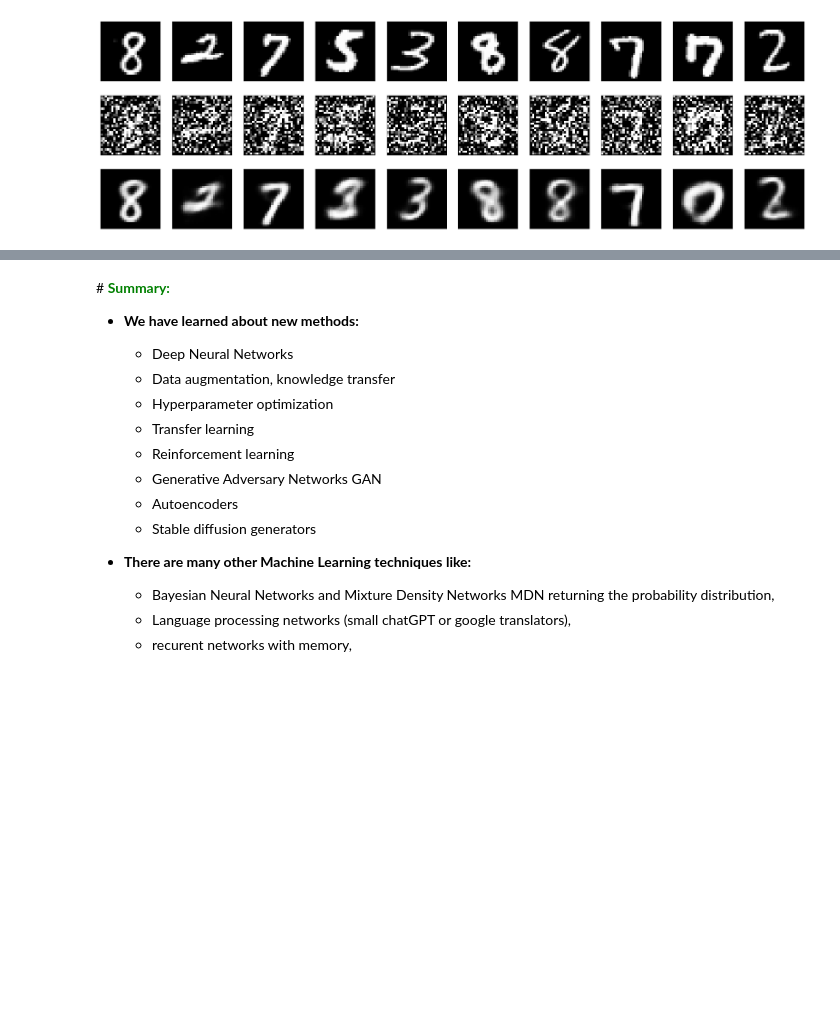
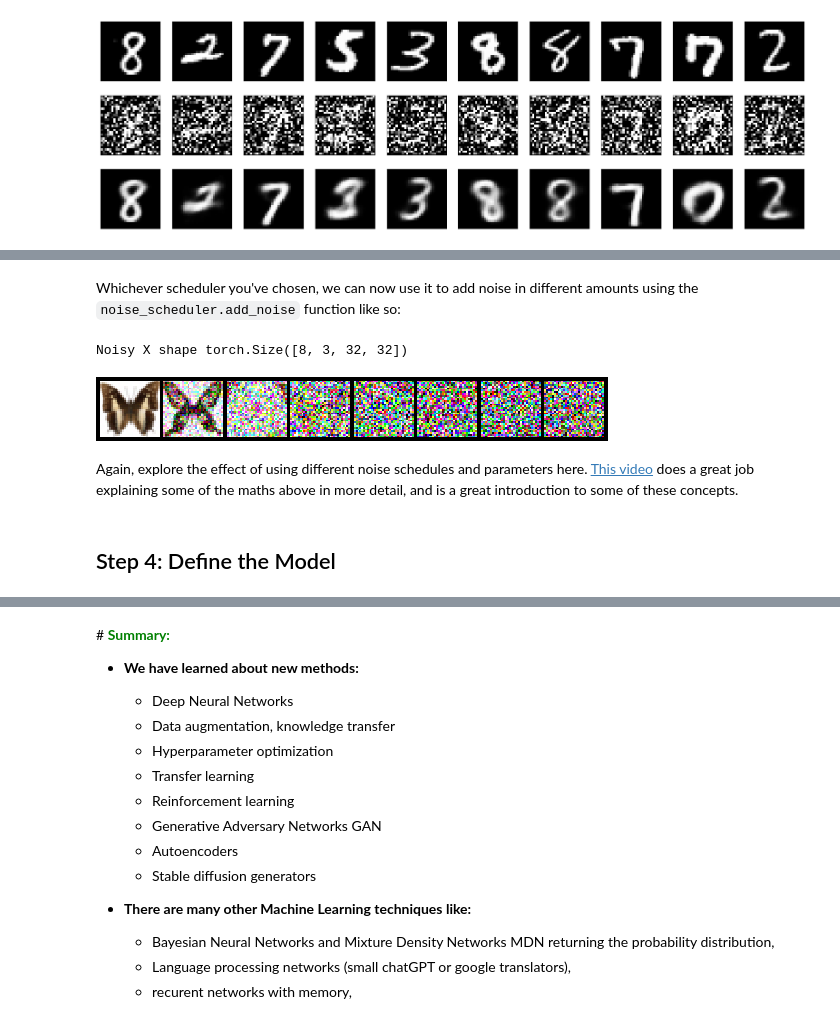
Before and after one commit to marcinwolter/MachineLearning-KISD-2024, a Jupyter notebook: lecture7.ipynb, the cells around one changed output, grey strips where cells are left out. Drawn from its saved outputs; the diff is of its cells as text; code cells hidden in the pictures; blank space fills up the shorter version.

```diff
--- a/lecture7.ipynb
+++ b/lecture7.ipynb
@@ -528,0 +735,15 @@ https://towardsdatascience.com/outlier-detection-with-autoencoders-6c7ac3e2aa90
+# %% [markdown]
+Whichever scheduler you've chosen, we can now use it to add noise in different amounts using the `noise_scheduler.add_noise` function like so:
+# %%
+timesteps = torch.linspace(0, 999, 8).long().to(device)
+noise = torch.randn_like(xb)
+noisy_xb = noise_scheduler.add_noise(xb, noise, timesteps)
+print("Noisy X shape", noisy_xb.shape)
+show_images(noisy_xb).resize((8 * 64, 64), resample=Image.NEAREST)
+# %% [output]
+Noisy X shape torch.Size([8, 3, 32, 32])
+[figure, added]
+# %% [markdown]
+Again, explore the effect of using different noise schedules and parameters here. [This video](https://www.youtube.com/watch?v=fbLgFrlTnGU) does a great job explaining some of the maths above in more detail, and is a great introduction to some of these concepts.
+# %% [markdown]
+## Step 4: Define the Model
```
Also changed, not shown: parts of 54 cells of this notebook.
